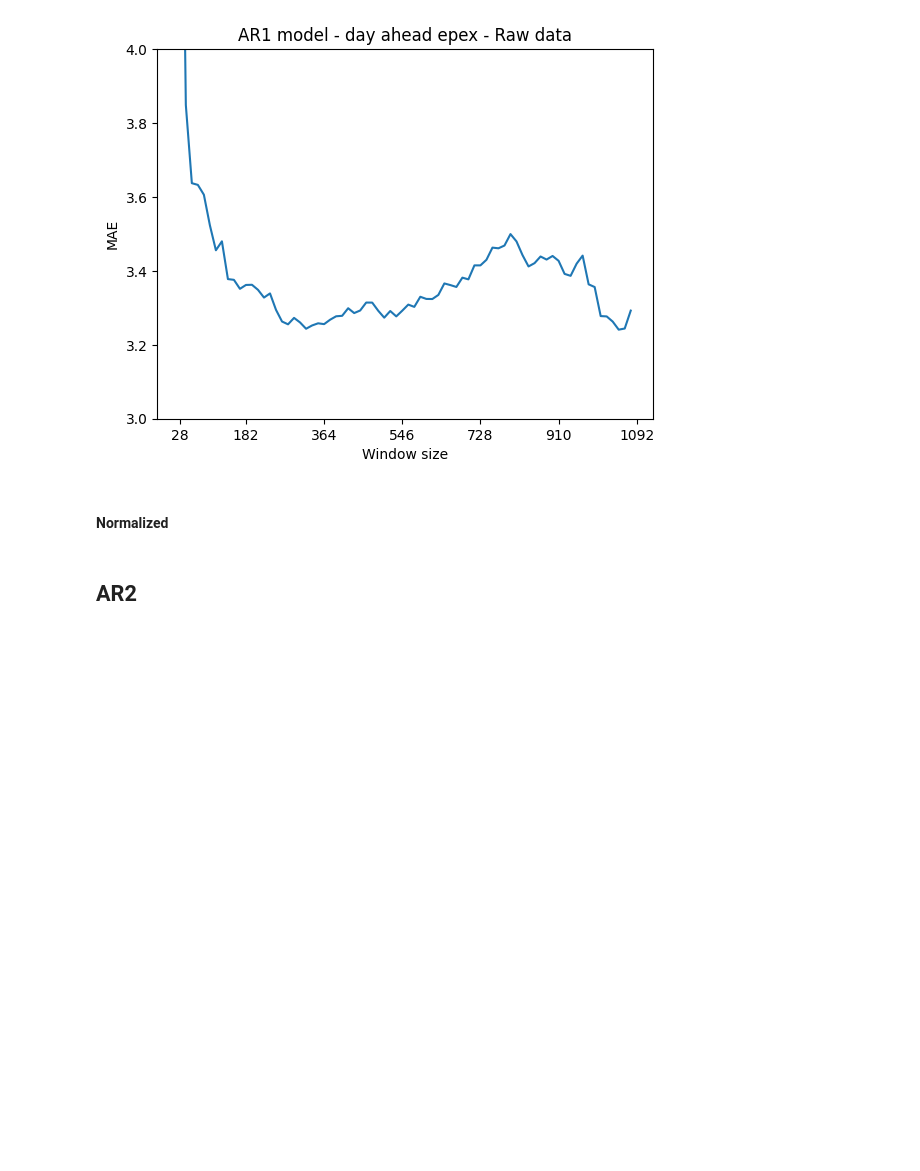
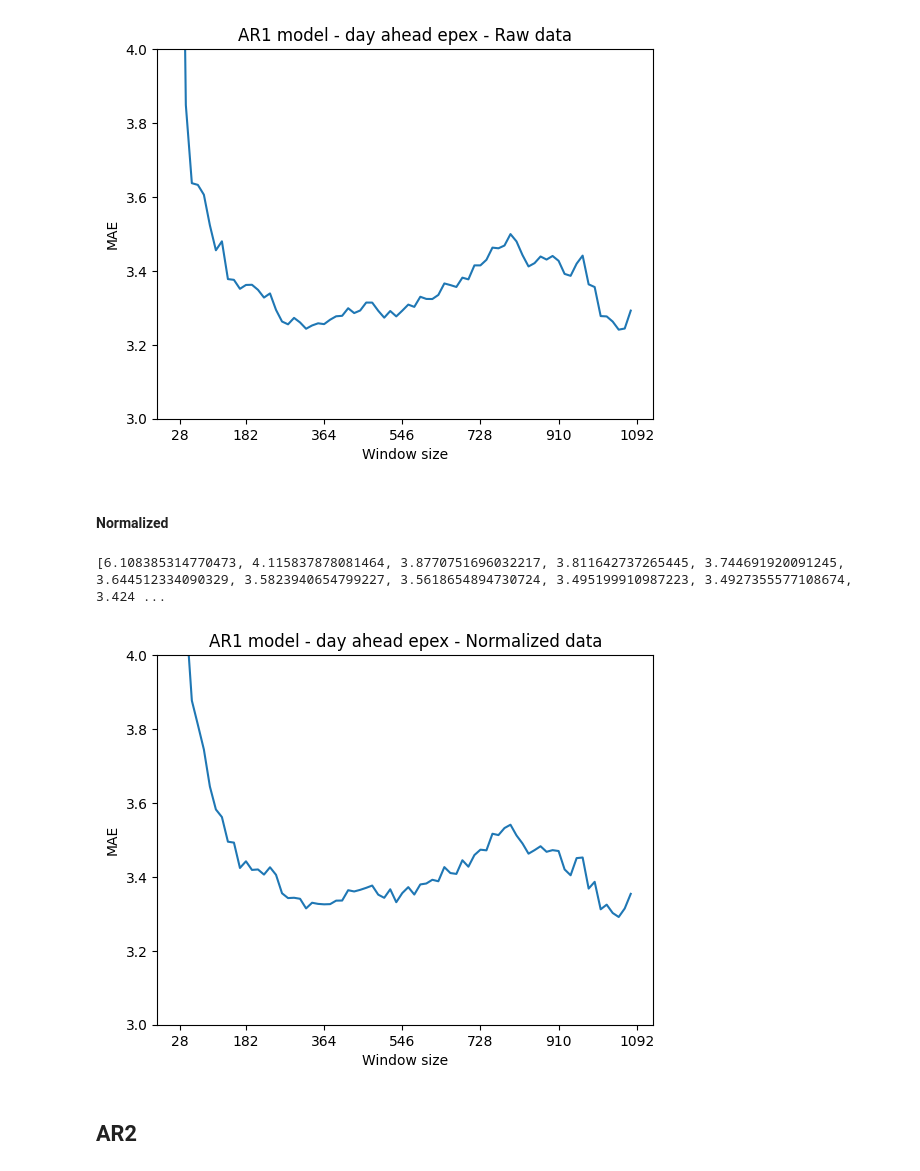
Before and after one commit to piovesanaedoardo/Project_Predictive-Analytics, a Jupyter notebook: main.ipynb, the cells around one changed output. Cells and saved outputs as stored; diff of their text form; code cells hidden in the pictures; blank space fills up the shorter version.

```diff
--- a/main.ipynb
+++ b/main.ipynb
@@ -518,10 +522,9 @@ load = df_NP2018_complete["load"]
 df_NP2018_complete["for_d_1"] = df_NP2018_complete["Price"].shift(1)
 
 errors_mean_ARX2_NP_Raw = []
+forecast_mean_ARX2_NP_Raw = []
 
-
-
-for T in range(28,1092,14):
+for T in range(28, 1092, 1):
     errors = []
     for h in range(24):
         p_hour = df_NP2018_complete.loc[h::24,'Price'].values # hourly data selection
@@ -556,6 +559,7 @@ for T in range(28,1092,14):
                 errors.append(errors1)
 
     errors_mean_ARX2_NP_Raw.append(np.mean(errors))
+    forecast_mean_ARX2_NP_Raw.append(np.mean(forecasts))
 
 print(errors_mean_ARX2_NP_Raw)
 # %% [output]
@@ -580,11 +584,12 @@ df_NP2018_complete.head()
 load = df_NP2018_complete["load"]
 df_NP2018_complete["for_d_1_norm"] = df_NP2018_complete["Price"].shift(1)
 errors = []
+
 errors_mean_ARX2_NP_Norm = []
+forecast_mean_ARX2_NP_Norm = []
 
 
-
-for T in range(28,1092,14):
+for T in range(28, 1092, 1):
     errors = []
     for h in range(24):
         p_hour = df_NP2018_complete.loc[h::24,'Price'].values # hourly data selection
@@ -625,6 +630,7 @@ for T in range(28,1092,14):
                 errors.append(errors1)
 
     errors_mean_ARX2_NP_Norm.append(np.mean(errors))
+    forecast_mean_ARX2_NP_Norm.append(np.mean(forecasts))
 
 print(errors_mean_ARX2_NP_Norm)
 # %% [output]
@@ -666,8 +664,9 @@ df_day_ahead_epex.head()
 | 4 | 20150101 | 5 | 14.95 | 5 | 0 | 0 | 0 | 0.04 | ... |
 # %%
 errors_mean_AR1_day_ahead_epex_Raw = []
+forecast_mean_AR1_day_ahead_epex_Raw = []
 
-for T in range(28,1092,14):
+for T in range(28, 1092, 1):
     errors = []
     for h in range(24):
         p_hour = df_day_ahead_epex.loc[h::24,'Spot DE.AT_price'].values # hourly data selection
@@ -704,6 +703,7 @@ for T in range(28,1092,14):
                 errors.append(errors1)
 
     errors_mean_AR1_day_ahead_epex_Raw.append(np.mean(errors))
+    forecast_mean_AR1_day_ahead_epex_Raw.append(np.mean(forecasts))
 
 print(errors_mean_AR1_day_ahead_epex_Raw)
 # %% [output]
@@ -728,8 +728,9 @@ df_day_ahead_epex["min_norm"] = df_day_ahead_epex.groupby('Date')['Spot DE.AT_pr
 df_day_ahead_epex["max_norm"] = df_day_ahead_epex.groupby('Date')['Spot DE.AT_price'].transform('max')
 # %%
 errors_mean_AR1_day_ahead_epex_Norm = []
+forecast_mean_AR1_day_ahead_epex_Norm = []
 
-for T in range(28,1092,14):
+for T in range(28, 1092, 1):
     errors = []
 
     for h in range(24):
@@ -774,17 +775,21 @@ for T in range(28,1092,14):
                 errors.append(errors1)
 
     errors_mean_AR1_day_ahead_epex_Norm.append(np.mean(errors))
+    forecast_mean_AR1_day_ahead_epex_Norm.append(np.mean(forecasts))
 # %%
 print(errors_mean_AR1_day_ahead_epex_Norm)
-window_list = list(range(28,1092,14))
+window_list = list(range(28, 1092, 1))
 plt.plot(window_list, errors_mean_AR1_day_ahead_epex_Norm)
 plt.xlabel('Window size')
 plt.ylabel('MAE')
 plt.title('AR1 model - day ahead epex - Normalized data')
 xticks = [28, 182, 364, 546, 728, 910, 1092]
 plt.xticks(xticks)
-plt.ylim(2.5, 4)
+plt.ylim(3, 4)
 plt.show()
+# %% [output]
+[6.108385314770473, 4.115837878081464, 3.8770751696032217, 3.811642737265445, 3.744691920091245, 3.644512334090329, 3.5823940654799227, 3.5618654894730724, 3.495199910987223, 3.4927355577108674, 3.424 ...
+[figure, added]
 # %% [markdown]
 ## AR2
 # %% [markdown]
```
Also changed, not shown: parts of 27 cells of this notebook.
